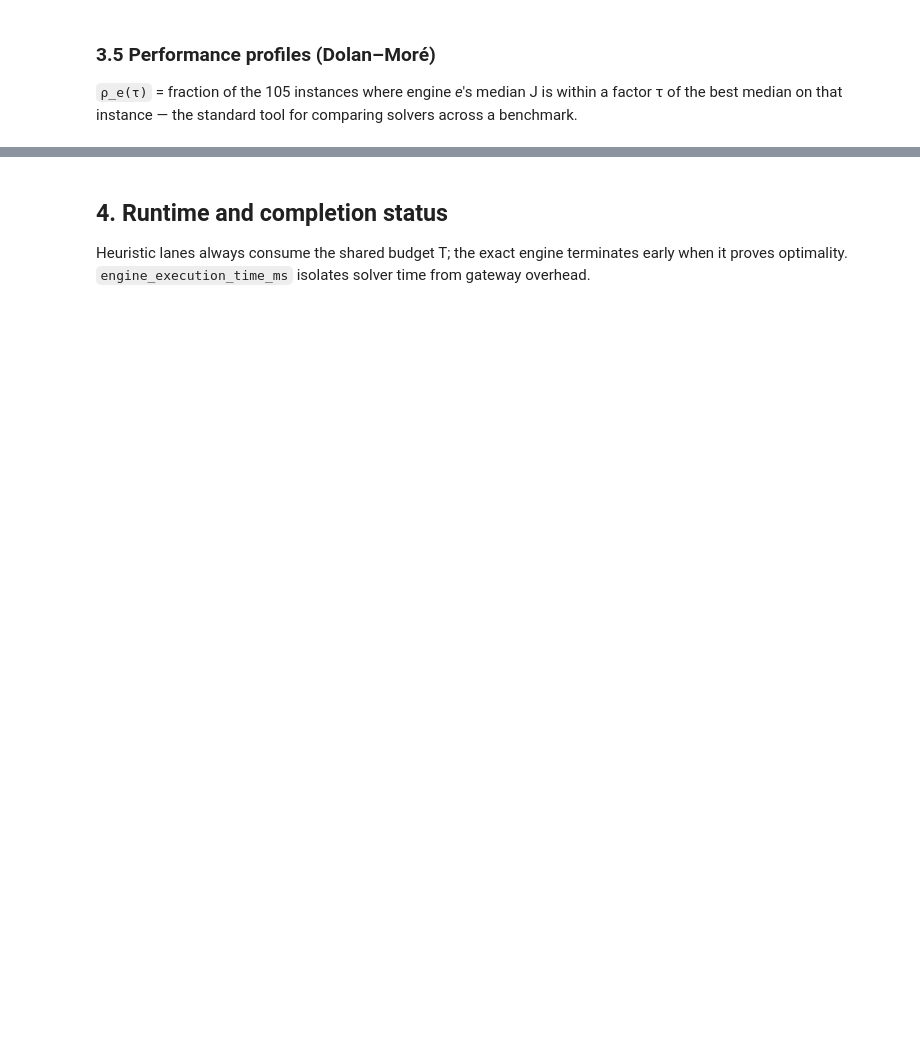
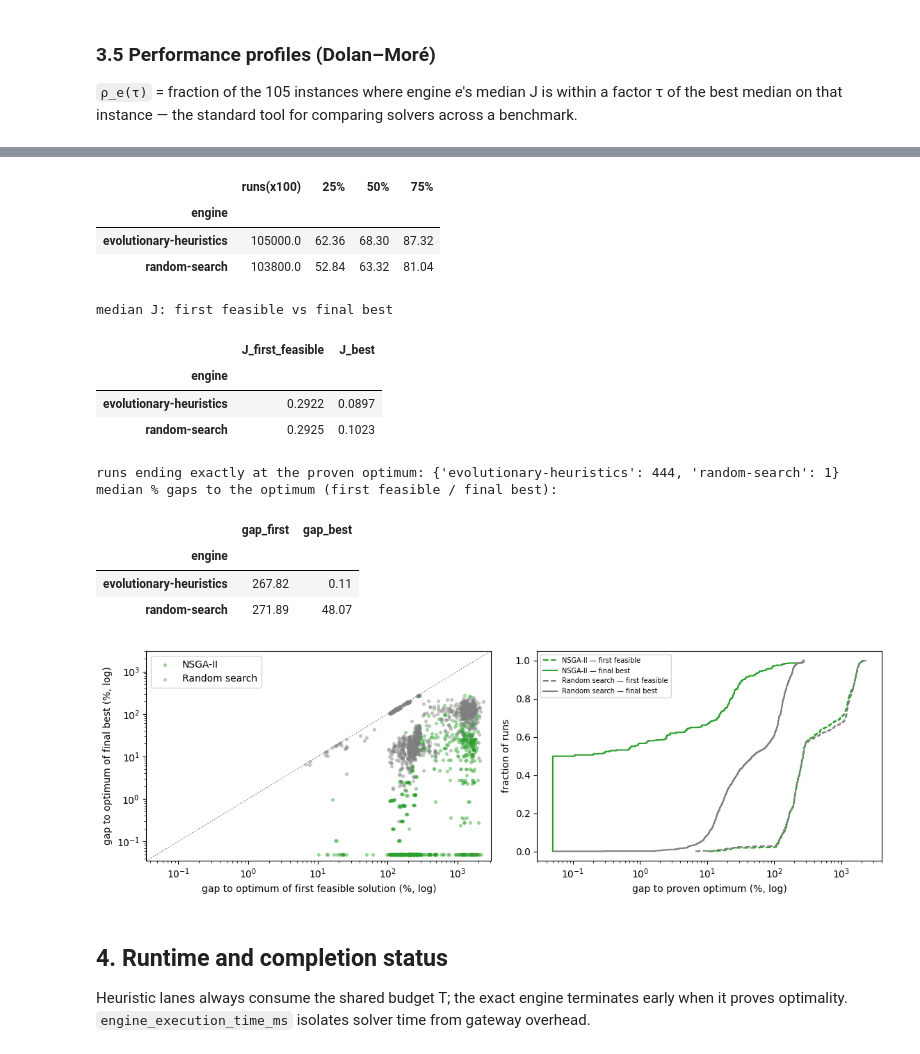
Before and after one commit to isa-group/OpenBinding, a Jupyter notebook: experimentation/icsoc/notebooks/03_results_evaluation.ipynb, the cells around one changed output, grey strips where cells are left out. Drawn from its saved outputs; the diff is of its cells as text; code cells hidden in the pictures; blank space fills up the shorter version.

```diff
--- a/experimentation/icsoc/notebooks/03_results_evaluation.ipynb
+++ b/experimentation/icsoc/notebooks/03_results_evaluation.ipynb
@@ -28,4 +30,5 @@ Evaluates the campaign recorded in `out/results/{runs,traces}.csv`. Every figure
 # %%
+import importlib
 import sys
 from pathlib import Path
 
@@ -39,6 +42,7 @@ while not (REPO_ROOT / 'docker-compose.yml').exists():
 sys.path.insert(0, str(REPO_ROOT / 'experimentation/icsoc'))
 
 import analysis
+analysis = importlib.reload(analysis)  # guard against a stale module in long-lived kernels
 from analysis import BASELINE_ENGINE, ENGINE_COLORS, ENGINE_LABELS, EXACT_ENGINE
 
 RESULTS = REPO_ROOT / 'experimentation/icsoc/out/results'
@@ -238,32 +298,65 @@ forgone when placement stops at validity instead of optimizing under the same co
 # %%
 ffb = analysis.first_feasible_vs_best(traces)
-ffb = ffb[ffb.engine != EXACT_ENGINE]
+ffb = ffb[ffb.engine != EXACT_ENGINE].merge(references, on='instance_id')
 
 display(ffb.groupby('engine').optimization_gain
-        .describe()[['count', '25%', '50%', '75%']].mul(100).round(2))
+        .describe()[['count', '25%', '50%', '75%']].mul(100).round(2)
+        .rename(columns={'count': 'runs(x100)'}))
 print('median J: first feasible vs final best')
 display(ffb.groupby('engine')[['J_first_feasible', 'J_best']].median().round(4))
 
+# Scale-free view on the proven-optimal instances; runs that end exactly at
+# the optimum are clipped onto the axis floor so the log scale can show them.
+FLOOR = 5e-4
+opt = ffb[ffb.reference_source == 'exact_optimal'].copy()
+opt['gap_first'] = (opt.J_first_feasible - opt.reference_J) / opt.reference_J
+opt['gap_best'] = (opt.J_best - opt.reference_J) / opt.reference_J
+print('runs ending exactly at the proven optimum:',
+      (opt.gap_best <= 1e-9).groupby(opt.engine).sum().to_dict())
+print('median % gaps to the optimum (first feasible / final best):')
+display(opt.groupby('engine')[['gap_first', 'gap_best']].median().mul(100).round(2))
+
 fig, axes = plt.subplots(1, 2, figsize=(11.5, 3.8))
-for engine, group in ffb.groupby('engine'):
-    axes[0].scatter(group.J_first_feasible, group.J_best, s=8, alpha=0.35,
+for engine, group in opt.groupby('engine'):
+    axes[0].scatter(group.gap_first.clip(lower=FLOOR) * 100,
+                    group.gap_best.clip(lower=FLOOR) * 100, s=8, alpha=0.35,
                     color=ENGINE_COLORS.get(engine), label=ENGINE_LABELS.get(engine, engine))
-lims = [ffb[['J_first_feasible', 'J_best']].min().min(),
-        ffb[['J_first_feasible', 'J_best']].max().max()]
+lims = [FLOOR * 100 * 0.7, max(opt.gap_first.max(), opt.gap_best.max()) * 100 * 1.3]
 axes[0].plot(lims, lims, color='gray', lw=1, ls=':')
-axes[0].set(xlabel='J of first feasible solution', ylabel='J of final best')
+axes[0].set(xscale='log', yscale='log', xlim=lims, ylim=lims,
+            xlabel='gap to optimum of first feasible solution (%, log)',
+            ylabel='gap to optimum of final best (%, log)')
 axes[0].legend()
 
-engine_list = list(ffb.engine.unique())
-for engine, group in ffb.groupby('engine'):
-    axes[1].violinplot(group.optimization_gain.values * 100,
-                       positions=[engine_list.index(engine)], showmedians=True)
-axes[1].set_xticks(range(len(engine_list)),
-                   labels=[ENGINE_LABELS.get(e, e) for e in engine_list])
-axes[1].axhline(0, color='gray', lw=1, ls=':')
-axes[1].set_ylabel('% quality gained over first feasible')
+for engine, group in opt.groupby('engine'):
+    color = ENGINE_COLORS.get(engine)
+    for col, style, label in (('gap_first', '--', 'first feasible'),
+                              ('gap_best', '-', 'final best')):
+        x, y = analysis.ecdf(group[col].clip(lower=FLOOR).values * 100)
+        axes[1].step(x, y, style, where='post', color=color,
+                     label=f'{ENGINE_LABELS.get(engine, engine)} — {label}')
+axes[1].set(xscale='log', xlabel='gap to proven optimum (%, log)',
+            ylabel='fraction of runs')
+axes[1].legend(fontsize=7)
 fig.tight_layout()
 analysis.save_fig(fig, 'eval_first_feasible_vs_best', FIGURES)
+# %% [output]
+|  | runs(x100) | 25% | 50% | 75% |
+| engine |  |  |  |  |
+| evolutionary-heuristics | 105000.0 | 62.36 | 68.30 | 87.32 |
+| random-search | 103800.0 | 52.84 | 63.32 | 81.04 |
+median J: first feasible vs final best
+|  | J_first_feasible | J_best |
+| engine |  |  |
+| evolutionary-heuristics | 0.2922 | 0.0897 |
+| random-search | 0.2925 | 0.1023 |
+runs ending exactly at the proven optimum: {'evolutionary-heuristics': 444, 'random-search': 1}
+median % gaps to the optimum (first feasible / final best):
+|  | gap_first | gap_best |
+| engine |  |  |
+| evolutionary-heuristics | 267.82 | 0.11 |
+| random-search | 271.89 | 48.07 |
+[figure, added]
 # %% [markdown]
 ## 4. Runtime and completion status
 
```
Also changed, not shown: parts of 24 cells of this notebook, 10 other files.
